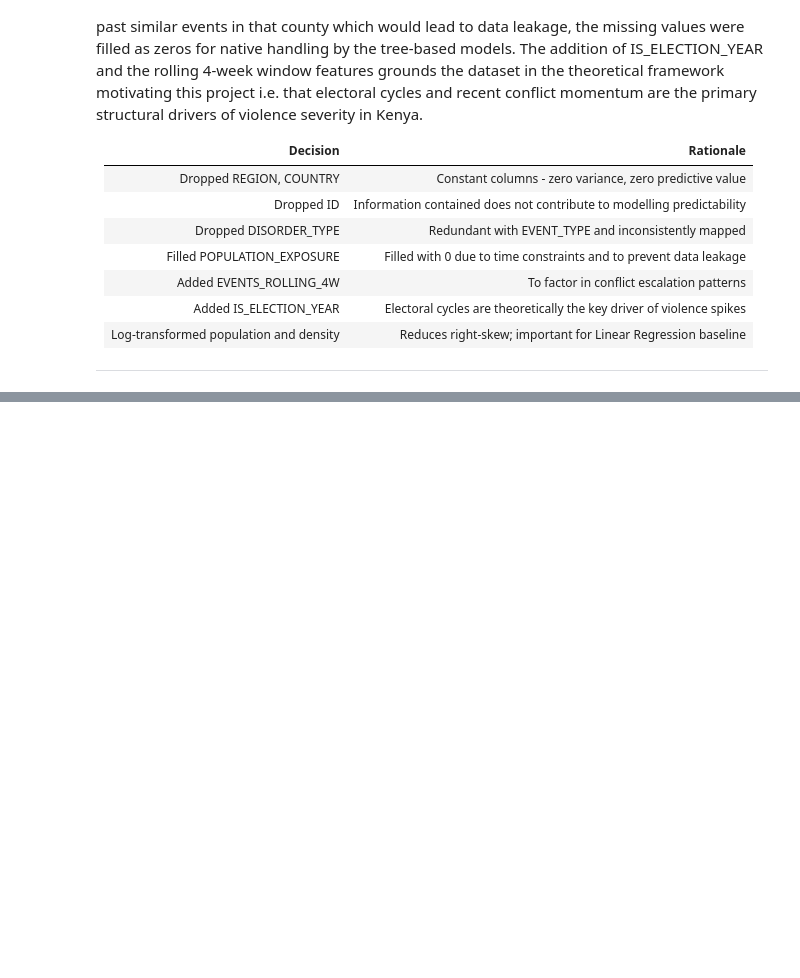
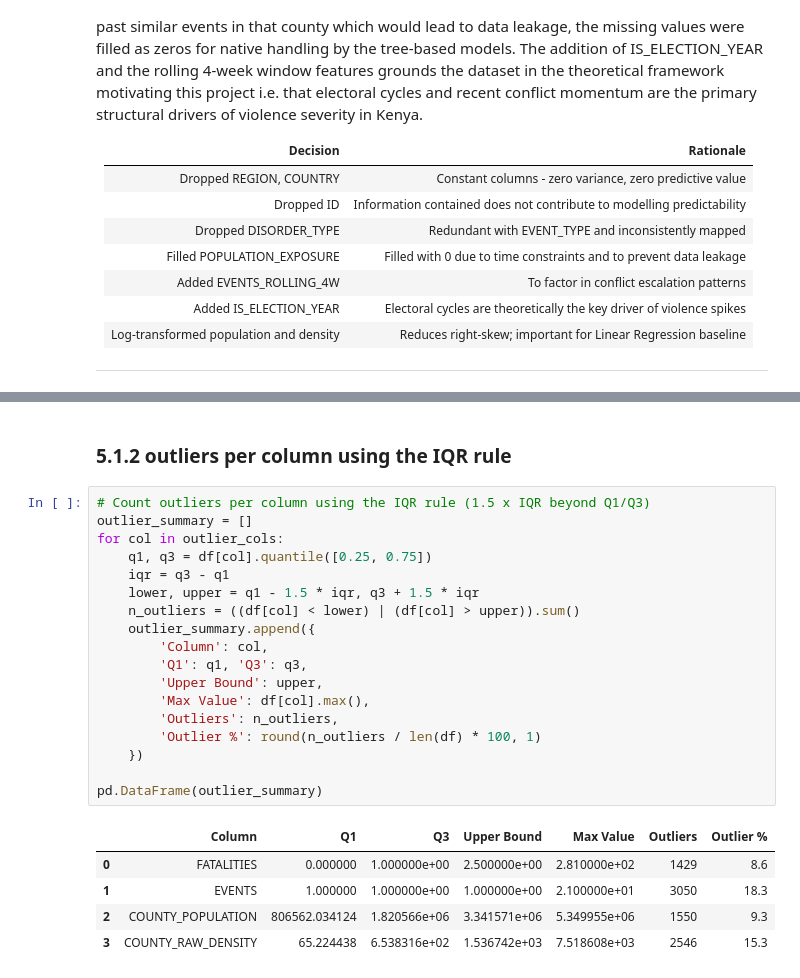
Before and after one commit to KimutaiHub/kenya-political-violence-risk-prediction, a Jupyter notebook: master_notebook.ipynb, the cells around one changed output, grey strips where cells are left out. Cells and saved outputs as stored; diff of their text form; blank space fills up the shorter version.

```diff
--- a/master_notebook.ipynb
+++ b/master_notebook.ipynb
@@ -819,0 +847,26 @@ The most consequential decision was the treatment of POPULATION_EXPOSURE: rather
+# %% [markdown]
+### 5.1.2 outliers per column using the IQR rule
+# %%
+# Count outliers per column using the IQR rule (1.5 x IQR beyond Q1/Q3)
+outlier_summary = []
+for col in outlier_cols:
+    q1, q3 = df[col].quantile([0.25, 0.75])
+    iqr = q3 - q1
+    lower, upper = q1 - 1.5 * iqr, q3 + 1.5 * iqr
+    n_outliers = ((df[col] < lower) | (df[col] > upper)).sum()
+    outlier_summary.append({
+        'Column': col,
+        'Q1': q1, 'Q3': q3,
+        'Upper Bound': upper,
+        'Max Value': df[col].max(),
+        'Outliers': n_outliers,
+        'Outlier %': round(n_outliers / len(df) * 100, 1)
+    })
+
+pd.DataFrame(outlier_summary)
+# %% [output]
+|  | Column | Q1 | Q3 | Upper Bound | Max Value | Outliers | Outlier % |
+| 0 | FATALITIES | 0.000000 | 1.000000e+00 | 2.500000e+00 | 2.810000e+02 | 1429 | 8.6 |
+| 1 | EVENTS | 1.000000 | 1.000000e+00 | 1.000000e+00 | 2.100000e+01 | 3050 | 18.3 |
+| 2 | COUNTY_POPULATION | 806562.034124 | 1.820566e+06 | 3.341571e+06 | 5.349955e+06 | 1550 | 9.3 |
+| 3 | COUNTY_RAW_DENSITY | 65.224438 | 6.538316e+02 | 1.536742e+03 | 7.518608e+03 | 2546 | 15.3 |
```
Also changed, not shown: parts of 7 cells of this notebook.
